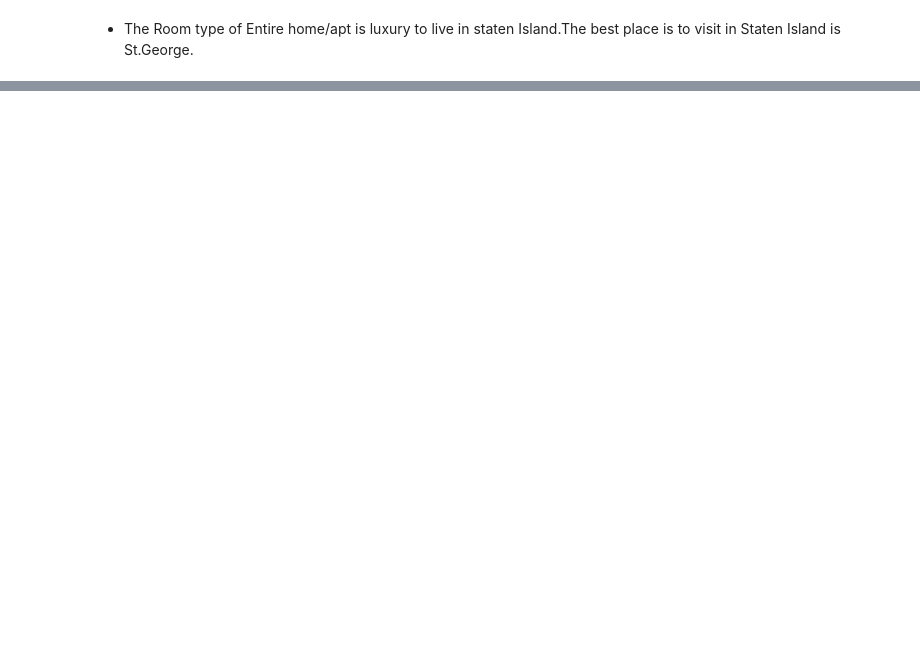
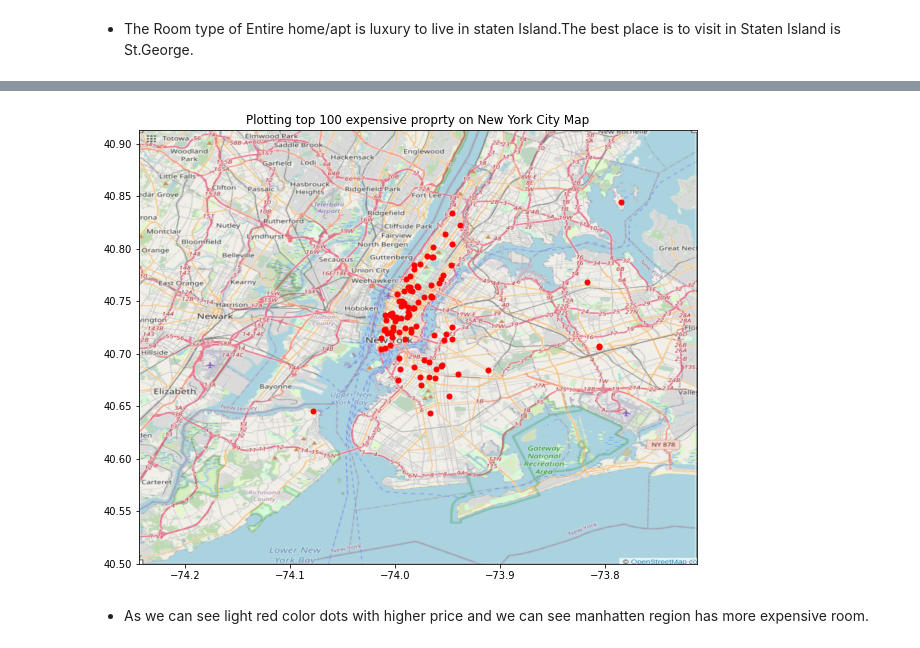
Before and after one commit to Rajesh1505/Airbnb_bookings_analysis_Capstone_project_1, a Jupyter notebook: Airbnb_Bookings_Analysis_Rajesh_Kumar_Patel.ipynb, the cells around one changed output, grey strips where cells are left out. Cells and saved outputs as stored; diff of their text form; code cells hidden in the pictures; blank space fills up the shorter version.

```diff
--- a/Airbnb_Bookings_Analysis_Rajesh_Kumar_Patel.ipynb
+++ b/Airbnb_Bookings_Analysis_Rajesh_Kumar_Patel.ipynb
@@ -412,0 +417,6 @@ fig.show()
+# %%
+#deciding map boundry
+BoundaryBox = (airbnb_data.longitude.min(), airbnb_data.longitude.max(), airbnb_data.latitude.min(), airbnb_data.latitude.max())
+# %%
+#loading map
+ny_map = plt.imread('/content/drive/MyDrive/Colab Notebooks/Project/Airbnb_Bookings_Analysis_Rajesh_Kumar_Patel-Capstone_Project_1/airbnb_NY_map.PNG')
@@ -412,0 +434,16 @@ fig.show()
+# %%
+#subset dataset more expensive in descending order
+airbnb_expensive100 = airbnb_data.sort_values('price',ascending=False, inplace=False).head(100)
+# %%
+#Plotting top 100 expensive proprty on New York City Map
+fig, ax = plt.subplots(figsize = (10,8))
+ax.scatter(airbnb_expensive100.longitude, airbnb_expensive100.latitude, zorder=1, alpha= 1, c='red', s=25)
+ax.set_title('Plotting top 100 expensive proprty on New York City Map')
+ax.set_xlim(BoundaryBox[0],BoundaryBox[1])
+ax.set_ylim(BoundaryBox[2],BoundaryBox[3])
+ax.imshow(ny_map, zorder=0, extent = BoundaryBox, aspect= 'equal')
+plt.show()
+# %% [output]
+[figure, added]
+# %% [markdown]
+* As we can see light red color dots with higher price and we can see manhatten region has more expensive room.
```
Also changed, not shown: parts of 8 cells of this notebook.
